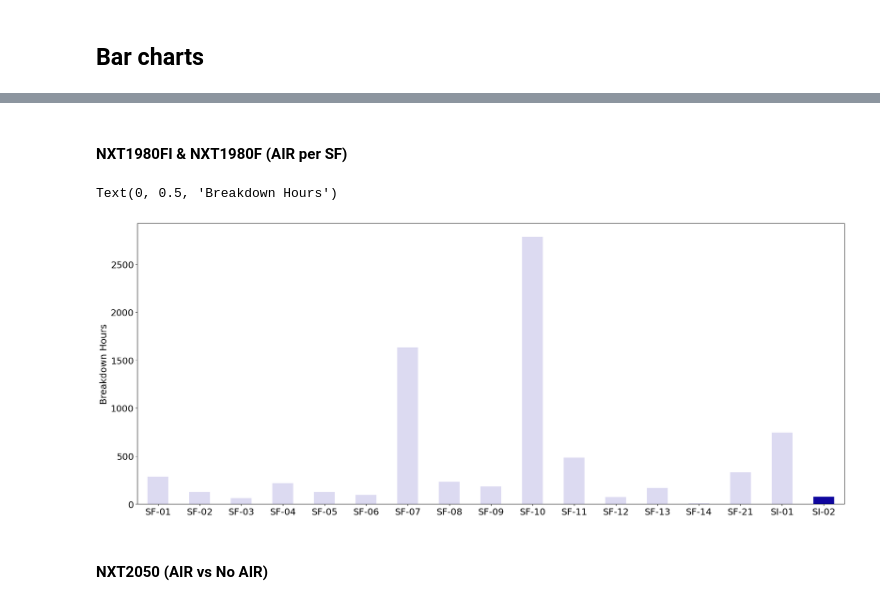
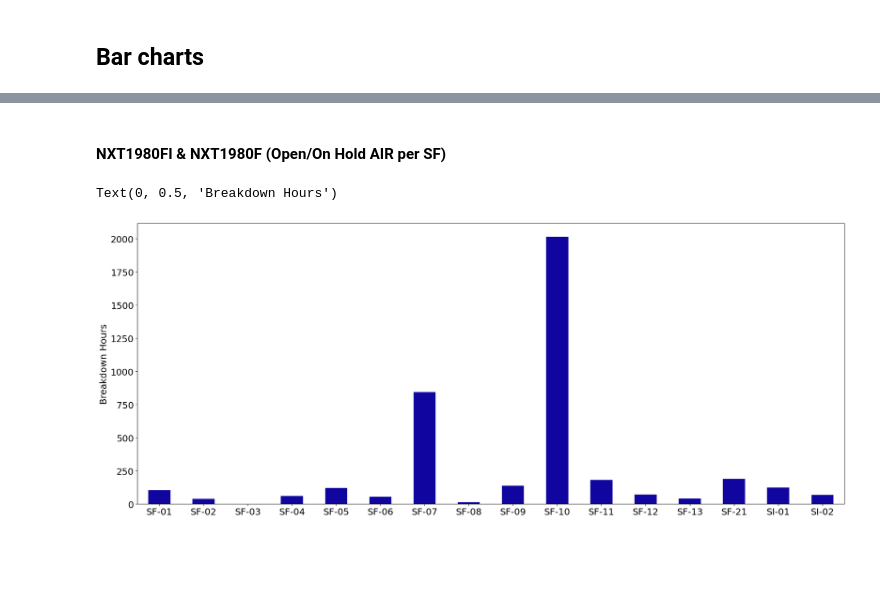
Before and after one commit to thomasinclair/NXT4-CoT-Project, a Jupyter notebook: cabin.ipynb, the cells around one changed output, grey strips where cells are left out. Drawn from its saved outputs; the diff is of its cells as text; code cells hidden in the pictures; blank space fills up the shorter version.

```diff
--- a/cabin.ipynb
+++ b/cabin.ipynb
@@ -92,7 +92,15 @@ sector_breakdowns_dict = {
 cabin_data['SF'] = cabin_data['Functional_Cluster_Final_Owner'].map({fc: sf for sf, fc_list in SF_dict.items() for fc in fc_list}) # assign the fc to the correct SF
 cabin_data['Sector'] = cabin_data['B_CODE'].map({code: sector for sector, code_list in sector_breakdowns_dict.items() for code in code_list}) # assing bcode to the correct sector
 cabin_data = cabin_data.dropna(subset=['SF', 'Sector']) # drop the rows where the FC could not be assigned to a SF and Sector is not assigned
-cabin_data['Has_AIR'] = np.where(cabin_data['Air_Issue_number'].astype(str).str.contains('P', na=False), 'AIR', 'No AIR')
+cabin_data['AIR_bucket'] = np.where(
+    cabin_data['Air_Issue_Status'].isin(['Open', 'On Hold']),
+    'Open/On Hold AIR',
+    np.where(
+        cabin_data['Air_Issue_Status'].isin(['Closed', 'Aborted']),
+        'Closed/Aborted AIR',
+        'No AIR'
+        )
+    )
 
 print(cabin_data['MACHINE_TYPE'].unique())
 # %% [output]
@@ -230,38 +284,36 @@ cabin_data.loc[
 # %% [markdown]
-#### NXT1980FI & NXT1980F (AIR per SF)
+#### NXT1980FI & NXT1980F (Open/On Hold AIR per SF)
 # %%
 cabin_data.loc[
     (cabin_data['MACHINE_TYPE'].isin(['NXT1980FI','NXT1980F'])) &
     (cabin_data['Sector'] == 'DE Breakdown') &
-    (cabin_data['Has_AIR'] == 'AIR')
+    (cabin_data['AIR_bucket'] == 'Open/On Hold AIR')
 ].groupby('SF')['BREAKDOWN_DURATION_HRS'].sum().plot.bar(
     stacked=True,
     figsize=(25,10),
     color=[
-        '#10069F25',
-        '#10069F25',
-        '#10069F25',
-        '#10069F25',
-        '#10069F25',
-        '#10069F25',
-        '#10069F25',
-        '#10069F25',
-        '#10069F25',
-        '#10069F25',
-        '#10069F25',
-        '#10069F25',
-        '#10069F25',
-        '#10069F25',
-        '#10069F25',
-        '#10069F25',
+        # '#10069F25',
+        # '#10069F25',
+        # '#10069F25',
+        # '#10069F25',
+        # '#10069F25',
+        # '#10069F25',
+        # '#10069F25',
+        # '#10069F25',
+        # '#10069F25',
+        # '#10069F25',
+        # '#10069F25',
+        # '#10069F25',
+        # '#10069F25',
+        # '#10069F25',
+        # '#10069F25',
+        # '#10069F25',
         '#10069F'
            ],
     rot=0,
     xlabel = '',
     fontsize=18
 ).set_ylabel('Breakdown Hours', fontsize=18)
 # %% [output]
 Text(0, 0.5, 'Breakdown Hours')
-[figure, old version]
+[figure, new version]
-# %% [markdown]
-#### NXT2050 (AIR vs No AIR)
```
Also changed, not shown: parts of 10 cells of this notebook.
